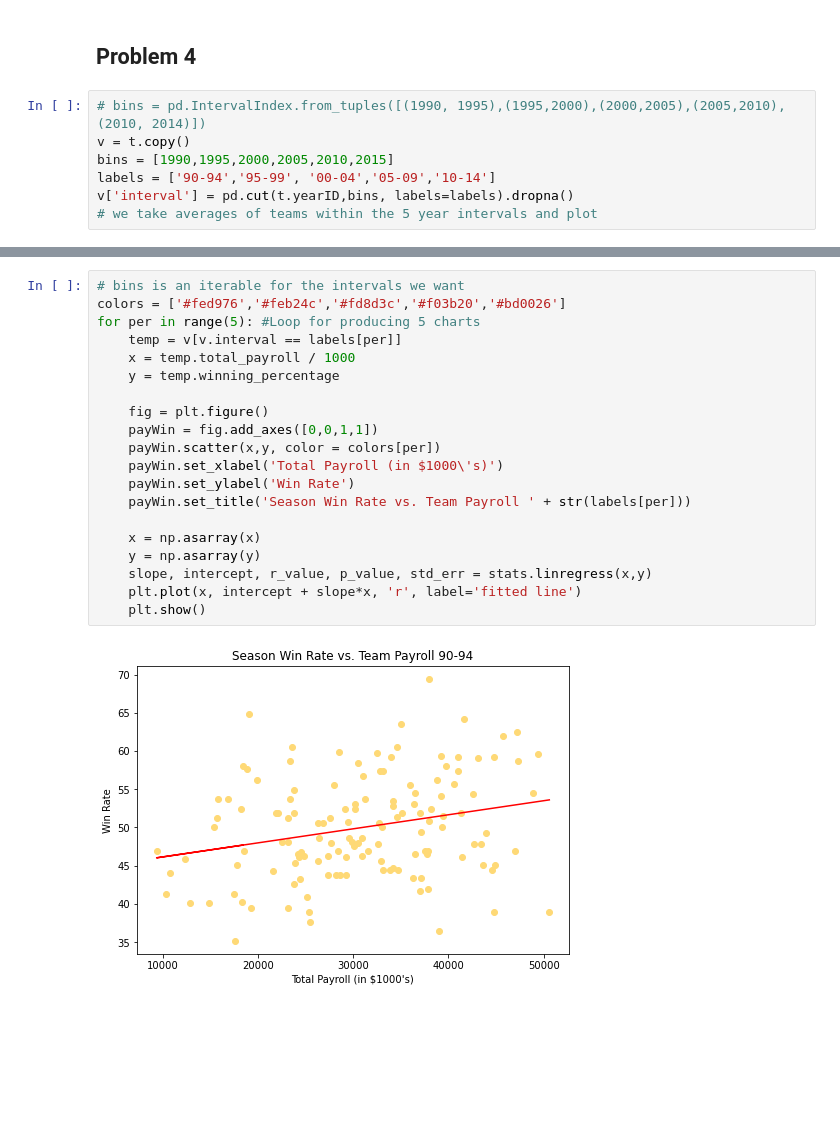
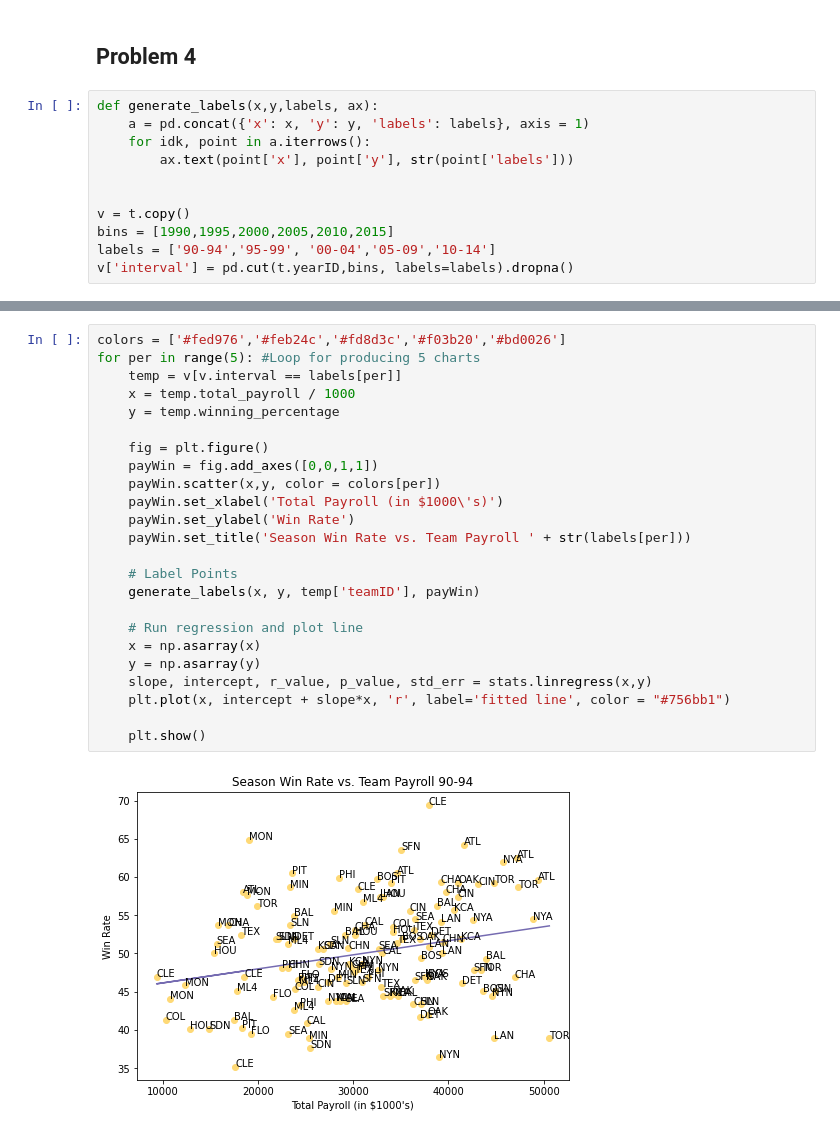
Before and after one commit to vasanth16/DSProjects, a Jupyter notebook: Project 2.ipynb, the cells around one changed output, grey strips where cells are left out. Saved outputs shown, nothing was run; the diff lists cells and outputs as text; blank space fills up the shorter version.

```diff
--- a/Project 2.ipynb
+++ b/Project 2.ipynb
@@ -104,9 +104,13 @@ The above plot shows the average payroll by year and is scaled logrithmically. W
 # %% [markdown]
 ## Problem 4
 # %%
-# bins = pd.IntervalIndex.from_tuples([(1990, 1995),(1995,2000),(2000,2005),(2005,2010),(2010, 2014)])
+def generate_labels(x,y,labels, ax):
+    a = pd.concat({'x': x, 'y': y, 'labels': labels}, axis = 1)
+    for idk, point in a.iterrows():
+        ax.text(point['x'], point['y'], str(point['labels']))
+
+
 v = t.copy()
 bins = [1990,1995,2000,2005,2010,2015]
 labels = ['90-94','95-99', '00-04','05-09','10-14']
 v['interval'] = pd.cut(t.yearID,bins, labels=labels).dropna()
-# we take averages of teams within the 5 year intervals and plot
@@ -127,22 +117,26 @@ v['interval'] = pd.cut(t.yearID,bins, labels=labels).dropna()
 # %%
-# bins is an iterable for the intervals we want
 colors = ['#fed976','#feb24c','#fd8d3c','#f03b20','#bd0026']
 for per in range(5): #Loop for producing 5 charts
     temp = v[v.interval == labels[per]]
     x = temp.total_payroll / 1000
     y = temp.winning_percentage
 
     fig = plt.figure()
     payWin = fig.add_axes([0,0,1,1])
     payWin.scatter(x,y, color = colors[per])
     payWin.set_xlabel('Total Payroll (in $1000\'s)')
     payWin.set_ylabel('Win Rate')
     payWin.set_title('Season Win Rate vs. Team Payroll ' + str(labels[per]))
 
+    # Label Points
+    generate_labels(x, y, temp['teamID'], payWin)
+
+    # Run regression and plot line
     x = np.asarray(x)
     y = np.asarray(y)
     slope, intercept, r_value, p_value, std_err = stats.linregress(x,y)
-    plt.plot(x, intercept + slope*x, 'r', label='fitted line')
+    plt.plot(x, intercept + slope*x, 'r', label='fitted line', color = "#756bb1")
+
     plt.show()
 # %% [output]
-[figure, old version]
+[figure, new version]
```
Also changed, not shown: parts of 7 cells of this notebook.
